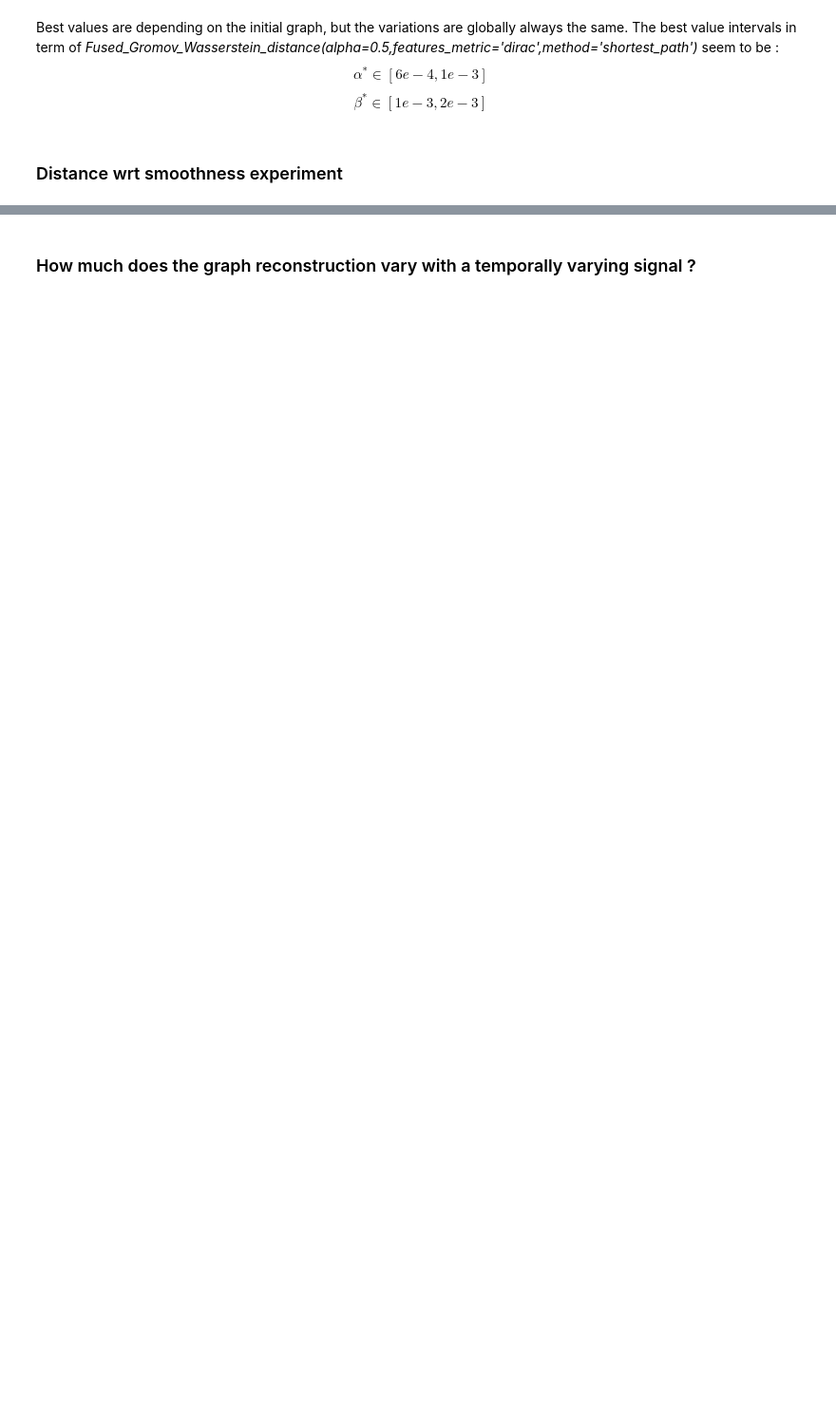
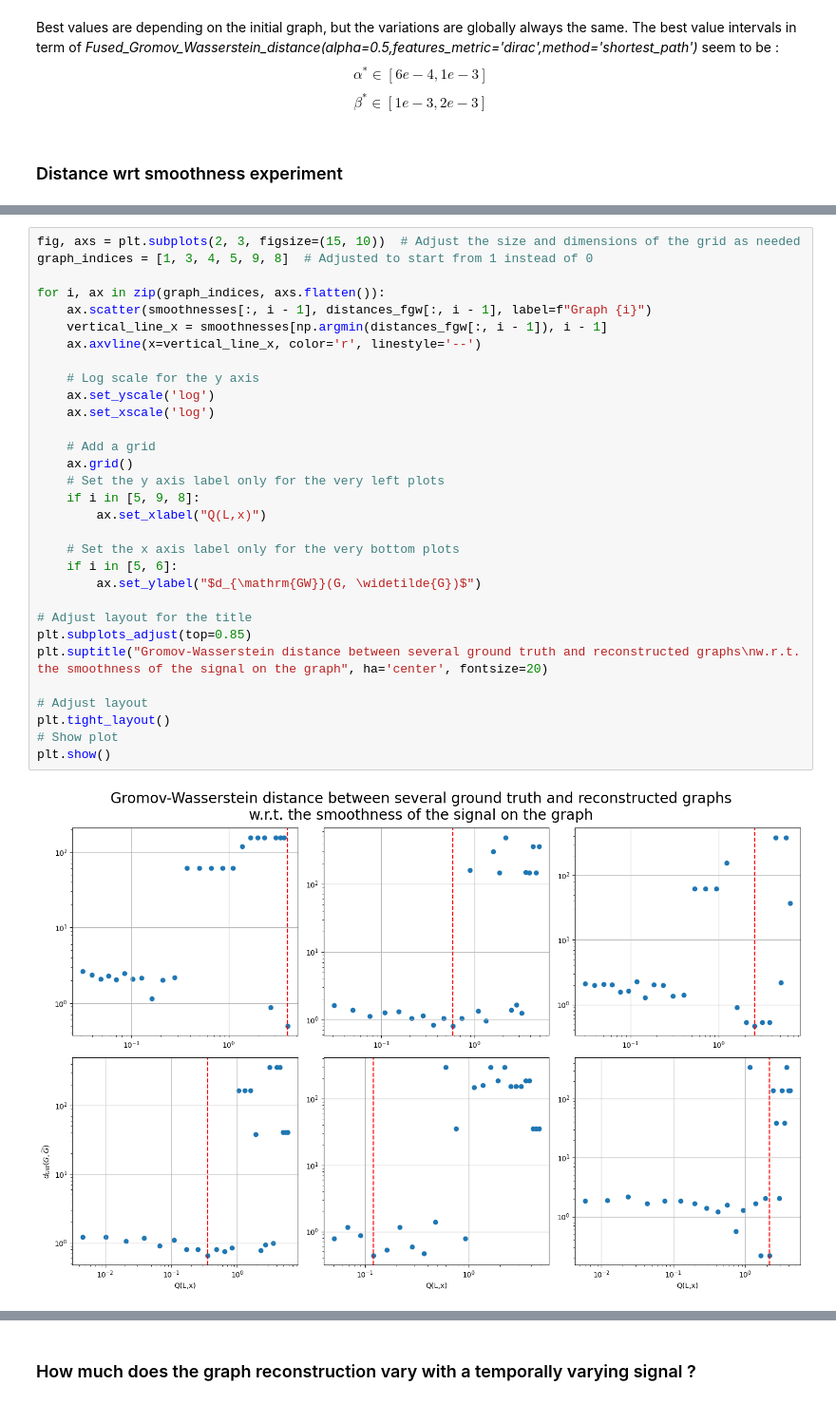
Before and after one commit to MathildeDupouy/Learn-Graph-Laplacian, a Jupyter notebook: code/main copy.ipynb, the cells around one changed output, grey strips where cells are left out. Shown at 95% size. Cells and saved outputs as stored; diff of their text form; blank space fills up the shorter version.

```diff
--- a/code/main copy.ipynb
+++ b/code/main copy.ipynb
@@ -468,0 +490,33 @@ Text(0.5, 1.0, 'FGW Distance between the ground truth and reconstructed graphs\n
+# %%
+fig, axs = plt.subplots(2, 3, figsize=(15, 10))  # Adjust the size and dimensions of the grid as needed
+graph_indices = [1, 3, 4, 5, 9, 8]  # Adjusted to start from 1 instead of 0
+
+for i, ax in zip(graph_indices, axs.flatten()):
+    ax.scatter(smoothnesses[:, i - 1], distances_fgw[:, i - 1], label=f"Graph {i}")
+    vertical_line_x = smoothnesses[np.argmin(distances_fgw[:, i - 1]), i - 1]
+    ax.axvline(x=vertical_line_x, color='r', linestyle='--')
+
+    # Log scale for the y axis
+    ax.set_yscale('log')
+    ax.set_xscale('log')
+
+    # Add a grid
+    ax.grid()
+    # Set the y axis label only for the very left plots
+    if i in [5, 9, 8]:
+        ax.set_xlabel("Q(L,x)")
+
+    # Set the x axis label only for the very bottom plots
+    if i in [5, 6]:
+        ax.set_ylabel("$d_{\mathrm{GW}}(G, \widetilde{G})$")
+
+# Adjust layout for the title
+plt.subplots_adjust(top=0.85)
+plt.suptitle("Gromov-Wasserstein distance between several ground truth and reconstructed graphs\nw.r.t. the smoothness of the signal on the graph", ha='center', fontsize=20)
+
+# Adjust layout
+plt.tight_layout()
+# Show plot
+plt.show()
+# %% [output]
+[figure, added]
```
Also changed, not shown: parts of 30 cells of this notebook.
